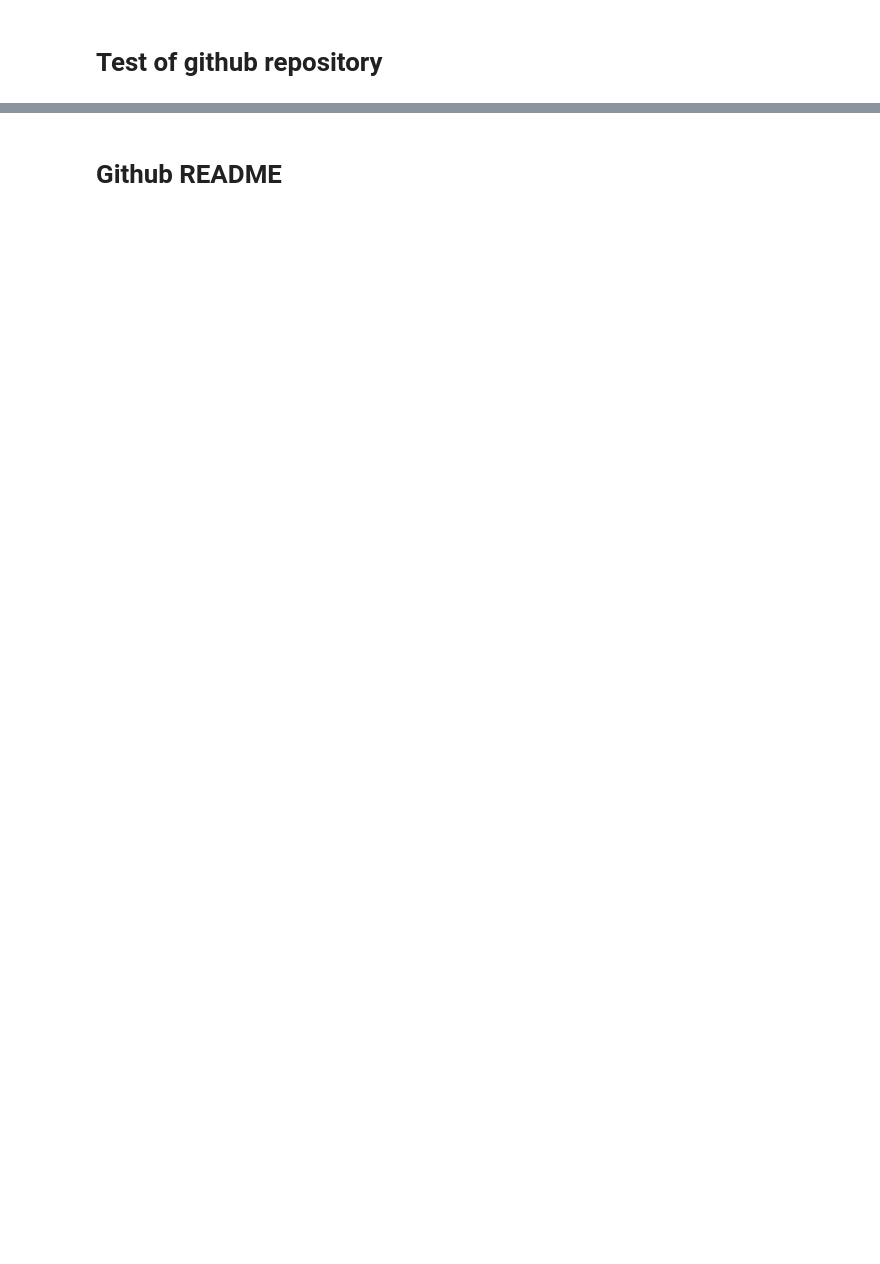
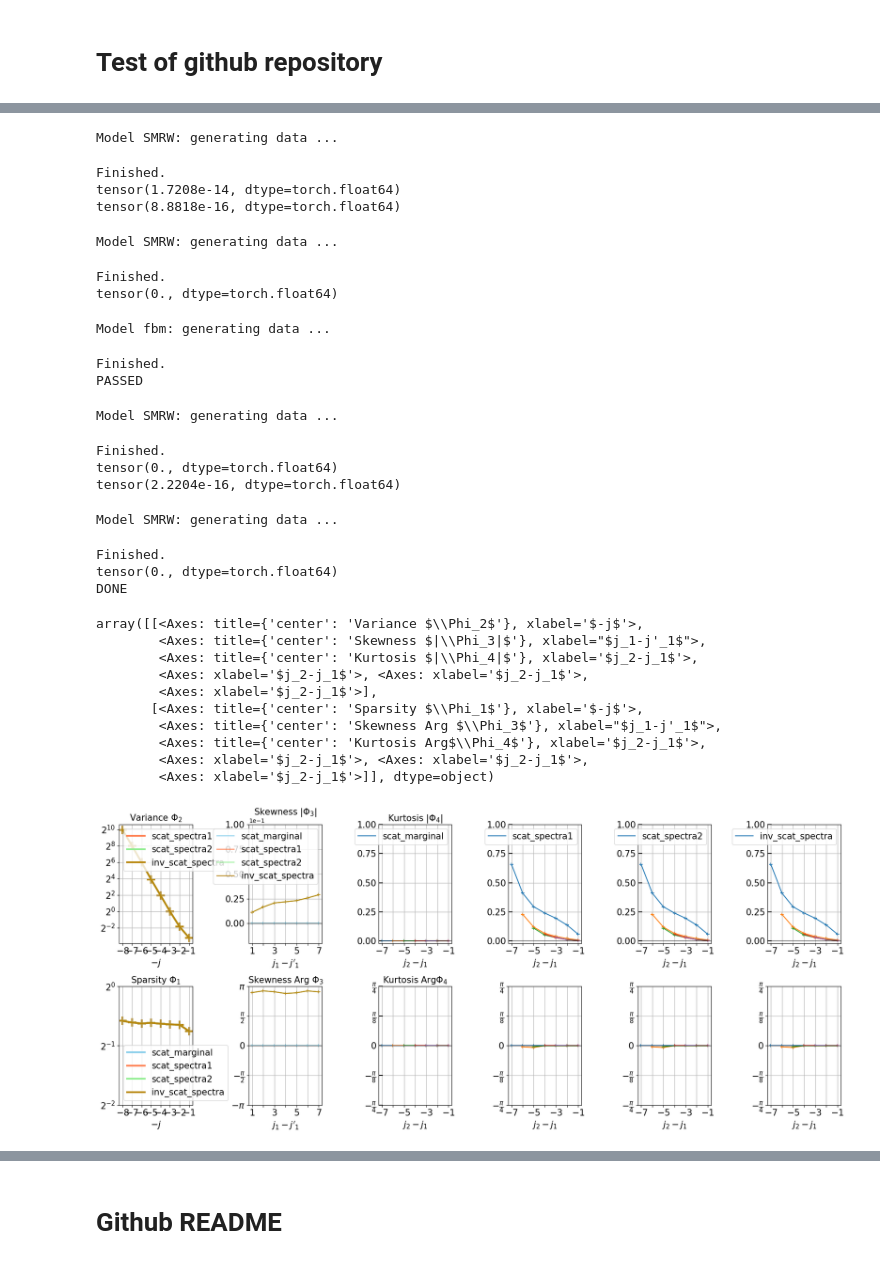
Before and after one commit to RudyMorel/scattering_spectra, a Jupyter notebook: testing.ipynb, the cells around one changed output, grey strips where cells are left out. Saved outputs shown, nothing was run; the diff lists cells and outputs as text; code cells hidden in the pictures; blank space fills up the shorter version.

```diff
--- a/testing.ipynb
+++ b/testing.ipynb
@@ -10,24 +10,14 @@ from scatspectra import *
 from scatspectra.layers import TimeAverage, WindowSelector
 
 ILLUSTATION_PATH = Path(os.getcwd()) / "illustration"
+ILLUSTATION_PATH.mkdir(exist_ok=True)
 
 save = False
-
-
 def save_figure(filename: str, dpi: int = 300):
     if save:
-        if not ILLUSTATION_PATH.exists():  # Python doesn't automatically create folders
-            ILLUSTATION_PATH.mkdir()
-        plt.savefig(
-            ILLUSTATION_PATH / filename,
-            dpi=dpi,
-            bbox_inches="tight",
-        )
+        plt.savefig(ILLUSTATION_PATH / filename, dpi=dpi, bbox_inches="tight")
 
-
-cuda_enabled = (
-    torch.cuda.is_available()
-)  # Will automatically use GPU if available. Set it to False to force CPU
+CUDA = torch.cuda.is_available()  # Will automatically use GPU if available. Set it to False to force CPU
 # %% [markdown]
 # Test of github repository
 # %%
@@ -107,8 +103,13 @@ Sx2 = analyze(x, model_type=None, normalize="batch_ps")
 Wx1 = Sx1.query(r=1).y
 Wx2 = Sx2.query(r=1).y
 
-print(torch.abs(torch.abs(Wx1).pow(2.0).mean(-1) - 1.0).sum())
-print(torch.abs(torch.abs(Wx2).pow(2.0).mean(-1).mean(0) - 1.0).sum())
+print((Wx1.abs().pow(2.0).mean(-1) - 1.0).abs().sum())
+print((Wx2.abs().pow(2.0).mean(-1).mean(0) - 1.0).abs().sum())
+# %% [output]
+Model SMRW: generating data ...
+Finished.
+tensor(1.7208e-14, dtype=torch.float64)
+tensor(8.8818e-16, dtype=torch.float64)
 # %%
 # DESCRIPTION TEST
 x = load_data(
@@ -117,7 +118,7 @@ x = load_data(
     T=2**12,
     H=0.5,
     lam=0.1,
-    gamma=1 / (2**12) / 256,
+    gamma=1/(2**12)/256,
     K0=0.03,
     alpha=0.23,
     beta=0.23,
@@ -129,8 +130,12 @@ y1 = Rx.query(coeff_type="skewness", jr1=3, jl1=4).y
 y2_c = Rx_real.query(coeff_type="skewness", jr1=3, jl1=4).y
 y2 = y2_c[:, :1, :] + 1j * y2_c[:, 1:, :]
 
-test = torch.abs(y1 - y2).sum()
+test = (y1 - y2).abs().sum()
 print(test)
+# %% [output]
+Model SMRW: generating data ...
+Finished.
+tensor(0., dtype=torch.float64)
 # %%
 # AVERAGING OPERATOR TEST (requires gpu with memory > 20Gb)
 x = load_data(name="fbm", R=1, T=2**12, H=0.65).astype(np.float32)
@@ -153,10 +158,14 @@ Rx = analyze(
     r=3,
     model_type="scat_marginal",
     estim_operator=Pooling(kernel_size=16),
-    cuda=cuda_enabled,
+    cuda=CUDA,
 )
 
 print("PASSED")
+# %% [output]
+Model fbm: generating data ...
+Finished.
+PASSED
 # %%
 # MARGINAL TEST
 T = 2**12
@@ -168,7 +177,7 @@ x = load_data(
     T=T,
     H=0.5,
     lam=0.1,
-    gamma=1 / T / 256,
+    gamma=1/T/256,
     K0=0.03,
     alpha=0.23,
     beta=0.23,
@@ -194,49 +203,70 @@ Rx_covscat = analyze(
     nchunks=1,
 )
 
-ps = torch.abs(Sx.query(n=2, r=1, is_low=False).y).pow(2.0).mean(-1)[0, :]
+ps = Sx.query(n=2, r=1, is_low=False).y.abs().pow(2.0).mean(-1)[0, :]
 moments_mar = Rx_mar.query(n=2, q=1.0, r=2, j1=2).y[0, :, 0]
 Wx = Sx.query(n=2, r=2, j1=2)
-moments_scat = torch.abs(Wx.y).mean(-1)[0, :] / ps[2].pow(0.5)
+moments_scat = Wx.y.abs().mean(-1)[0, :] / ps[2].pow(0.5)
 moments_scat2 = Rx_covscat.query(coeff_type="scat_marginal", nl=2, jl1=2).y[0, :, 0]
 
-print(torch.abs(moments_scat2 - moments_mar).sum())
-print(torch.abs(moments_scat - moments_scat2).sum())
+print((moments_scat2 - moments_mar).abs().sum())
+print((moments_scat - moments_scat2).abs().sum())
+# %% [output]
+Model SMRW: generating data ...
+Finished.
+tensor(0., dtype=torch.float64)
+tensor(2.2204e-16, dtype=torch.float64)
 # %%
 # ANALYSIS TEST
 B = 128
 T = 2**12
 J = 8
 
 x = load_data(
     name="smrw",
     R=B,
     T=T,
     H=0.5,
     lam=0.1,
-    gamma=1 / T / 256,
+    gamma=1/T/256,
     K0=0.03,
     alpha=0.23,
     beta=0.23,
 )
 Rx_scat = analyze(x, model_type="scat_marginal", J=J, cuda=False, nchunks=B)
 Rx_cov1 = analyze(x, model_type="scat_spectra", J=J, cuda=False, nchunks=1)
-Rx_cov2 = analyze(x, model_type="scat_spectra", J=J, cuda=False, nchunks=2 * B)
+Rx_cov2 = analyze(x, model_type="scat_spectra", J=J, cuda=False, nchunks=2*B)
 Rx_covstat = analyze(
     x,
     model_type="inv_scat_spectra",
     J=J,
     normalize="batch_ps",
-    cuda=cuda_enabled,
-    nchunks=B // 2,
+    cuda=CUDA,
+    nchunks=B//2,
 )
-print(torch.abs(Rx_cov1.y - Rx_cov2.y).sum())
+print((Rx_cov1.y - Rx_cov2.y).abs().sum())
 print("DONE")
 plot_dashboard(
     [Rx_scat, Rx_cov1, Rx_cov2, Rx_covstat],
     labels=["scat_marginal", "scat_spectra1", "scat_spectra2", "inv_scat_spectra"],
     fontsize=15,
 )
+# %% [output]
+Model SMRW: generating data ...
+Finished.
+tensor(0., dtype=torch.float64)
+DONE
+array([[<Axes: title={'center': 'Variance $\\Phi_2$'}, xlabel='$-j$'>,
+        <Axes: title={'center': 'Skewness $|\\Phi_3|$'}, xlabel="$j_1-j'_1$">,
+        <Axes: title={'center': 'Kurtosis $|\\Phi_4|$'}, xlabel='$j_2-j_1$'>,
+        <Axes: xlabel='$j_2-j_1$'>, <Axes: xlabel='$j_2-j_1$'>,
+        <Axes: xlabel='$j_2-j_1$'>],
+       [<Axes: title={'center': 'Sparsity $\\Phi_1$'}, xlabel='$-j$'>,
+        <Axes: title={'center': 'Skewness Arg $\\Phi_3$'}, xlabel="$j_1-j'_1$">,
+        <Axes: title={'center': 'Kurtosis Arg$\\Phi_4$'}, xlabel='$j_2-j_1$'>,
+        <Axes: xlabel='$j_2-j_1$'>, <Axes: xlabel='$j_2-j_1$'>,
+        <Axes: xlabel='$j_2-j_1$'>]], dtype=object)
+[figure, added]
 # %%
 # MULTI Q TEST
 B = 1
```
Also changed, not shown: parts of 12 cells of this notebook, 2 other files.
